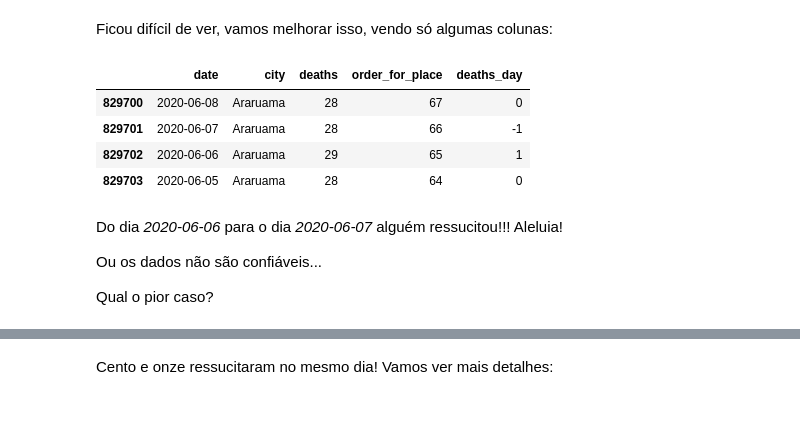
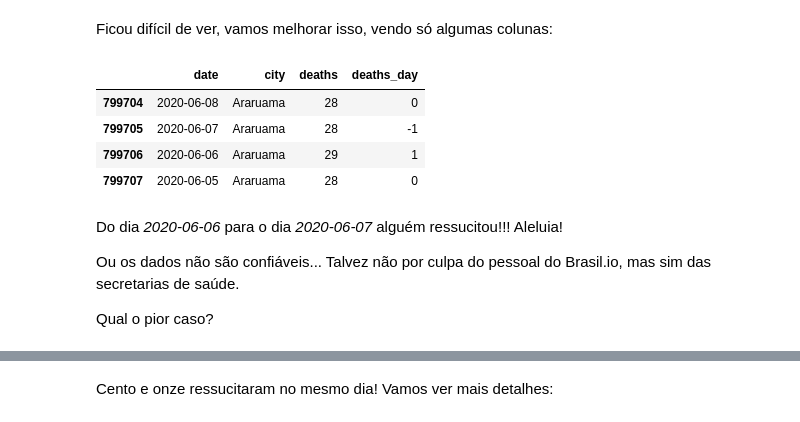
Before and after one commit to castroantonio/R-covid-exploratory-analysis-Brasil.io, a Jupyter notebook: analise_exploratoria.ipynb, the cells around one changed output, grey strips where cells are left out. Saved outputs shown, nothing was run; the diff lists cells and outputs as text; code cells hidden in the pictures.

```diff
--- a/analise_exploratoria.ipynb
+++ b/analise_exploratoria.ipynb
@@ -115,5 +115,6 @@ summary(dados)
 # %%
 dados <- dados[dados$state == "RJ" & dados$place_type == "city", ]
+dados <- dados[ , - c(2, 4, 9)] # state, place_type, estimated_population_2019
 # %% [markdown]
 <p>Existem NAs?</p>
 # %%
@@ -342,16 +335,16 @@ dados[dados$city == "Araruama" & dados$order_for_place %in% c(64, 65, 66, 67),]
 # %% [markdown]
 <p>Ficou difícil de ver, vamos melhorar isso, vendo só algumas colunas:</p>
 # %%
-dados[dados$city == "Araruama" & dados$order_for_place %in% c(64, 65, 66, 67), c(1,3,6,7,14)]
+dados[dados$city == "Araruama" & dados$order_for_place %in% c(64, 65, 66, 67), c(1,2,4,11)]
 # %% [output]
-|  | date | city | deaths | order_for_place | deaths_day |
-| 829700 | 2020-06-08 | Araruama | 28 | 67 | 0 |
-| 829701 | 2020-06-07 | Araruama | 28 | 66 | -1 |
-| 829702 | 2020-06-06 | Araruama | 29 | 65 | 1 |
-| 829703 | 2020-06-05 | Araruama | 28 | 64 | 0 |
+|  | date | city | deaths | deaths_day |
+| 799704 | 2020-06-08 | Araruama | 28 | 0 |
+| 799705 | 2020-06-07 | Araruama | 28 | -1 |
+| 799706 | 2020-06-06 | Araruama | 29 | 1 |
+| 799707 | 2020-06-05 | Araruama | 28 | 0 |
 # %% [markdown]
 <p>Do dia <i>2020-06-06</i> para o dia <i>2020-06-07</i> alguém ressucitou!!! Aleluia!</p>
-<p>Ou os dados não são confiáveis...</p>
+<p>Ou os dados não são confiáveis... Talvez não por culpa do pessoal do Brasil.io, mas sim das secretarias de saúde.</p>
 <p>Qual o pior caso?</p>
 # %%
 dados[dados$deaths_day == min(dados$deaths_day),]
```
Also changed, not shown: parts of 31 cells of this notebook.
